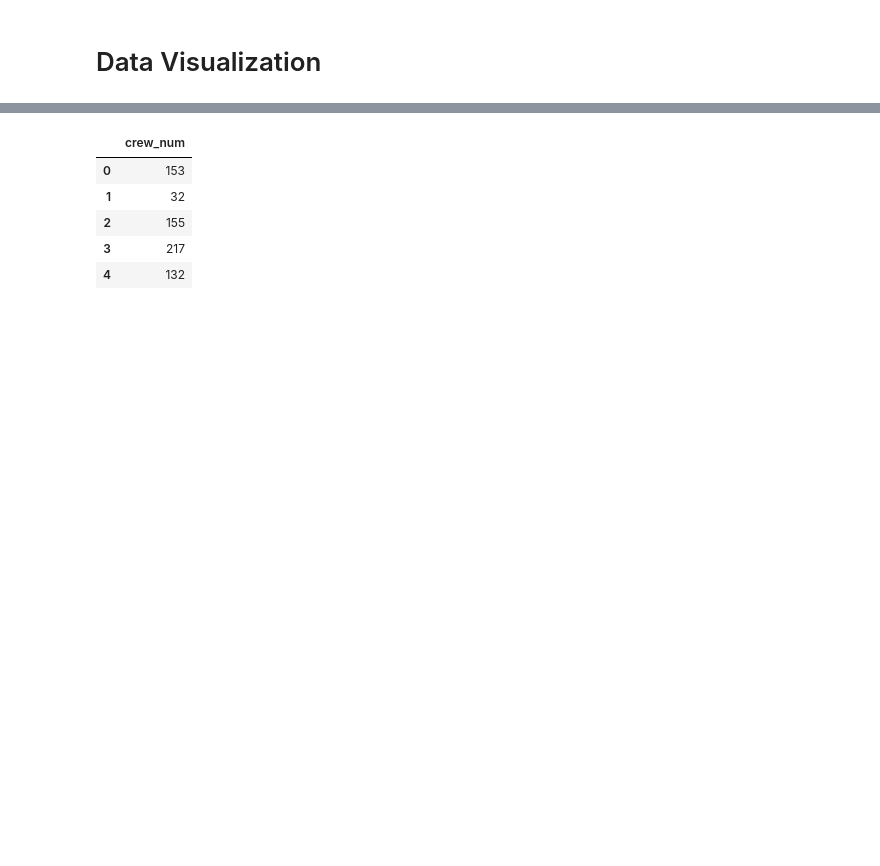
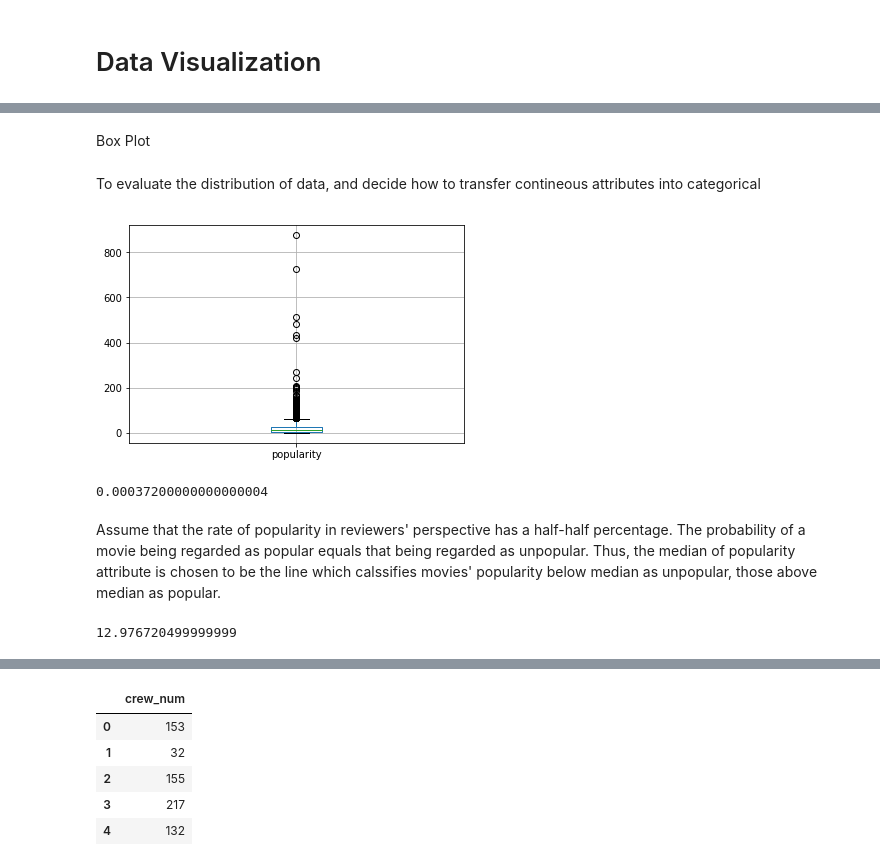
Before and after one commit to Bingzi-Li/NTU-20191018, a Jupyter notebook: datasplit_train_test.ipynb, the cells around one changed output, grey strips where cells are left out. Drawn from its saved outputs; the diff is of its cells as text; code cells hidden in the pictures; blank space fills up the shorter version.

```diff
--- a/datasplit_train_test.ipynb
+++ b/datasplit_train_test.ipynb
@@ -36,0 +50,20 @@ rec_df.head()
+# %% [markdown]
+Box Plot
+# %% [markdown]
+To evaluate the distribution of data, and decide how to transfer contineous attributes into categorical
+# %%
+boxplot = popl_df.boxplot(column=['popularity'])
+# %% [output]
+[figure, added]
+# %%
+# Find the minimum rate of popularity
+popl_ary.min()
+# %% [output]
+0.00037200000000000004
+# %% [markdown]
+Assume that the rate of popularity in reviewers' perspective has a half-half percentage. The probability of a movie being regarded as popular equals that being regarded as unpopular. Thus, the median of popularity attribute is chosen to be the line which calssifies movies' popularity below median as unpopular, those above median as popular.
+# %%
+# 50 percentile from 0 to 13 -> 0:unpopular above 13 -> 1:popular
+np.median(popl_ary)
+# %% [output]
+12.976720499999999
```
Also changed, not shown: parts of 27 cells of this notebook, 9 other files.
